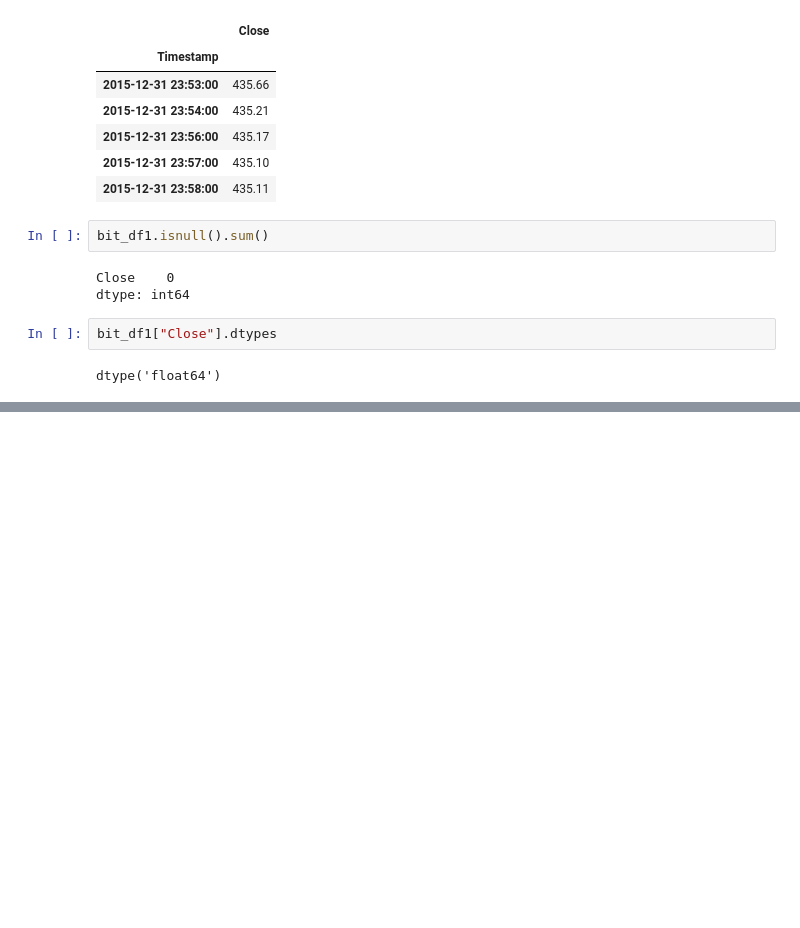
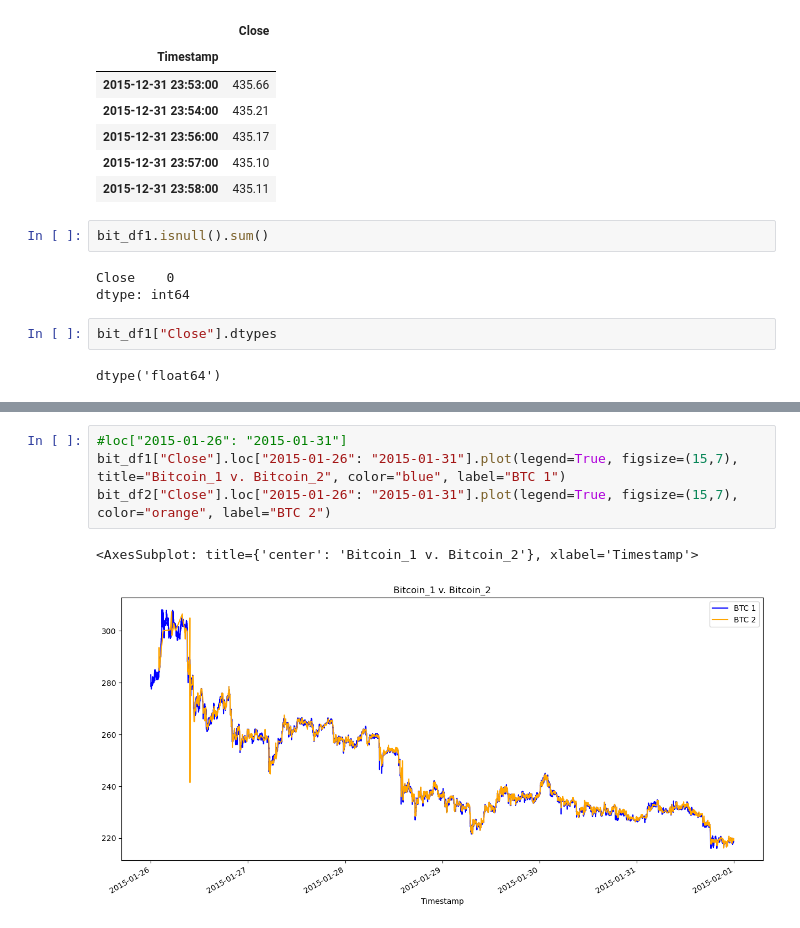
Before and after one commit to SkyRanger05/Online-Course-12-12-22, a Jupyter notebook: UC_BERKLEY_BOOTCAMP_FinTech_coding-exercises/Module3/bibit2.ipynb, the cells around one changed output, grey strips where cells are left out. Drawn from its saved outputs; the diff is of its cells as text; blank space fills up the shorter version.

```diff
--- a/UC_BERKLEY_BOOTCAMP_FinTech_coding-exercises/Module3/bibit2.ipynb
+++ b/UC_BERKLEY_BOOTCAMP_FinTech_coding-exercises/Module3/bibit2.ipynb
@@ -56,0 +118,7 @@ NameError: name 'bitsum2_csv' is not defined
+# %%
+#loc["2015-01-26": "2015-01-31"]
+bit_df1["Close"].loc["2015-01-26": "2015-01-31"].plot(legend=True, figsize=(15,7), title="Bitcoin_1 v. Bitcoin_2", color="blue", label="BTC 1")
+bit_df2["Close"].loc["2015-01-26": "2015-01-31"].plot(legend=True, figsize=(15,7), color="orange", label="BTC 2")
+# %% [output]
+<AxesSubplot: title={'center': 'Bitcoin_1 v. Bitcoin_2'}, xlabel='Timestamp'>
+[figure, added]
```
Also changed, not shown: parts of 14 cells of this notebook.
